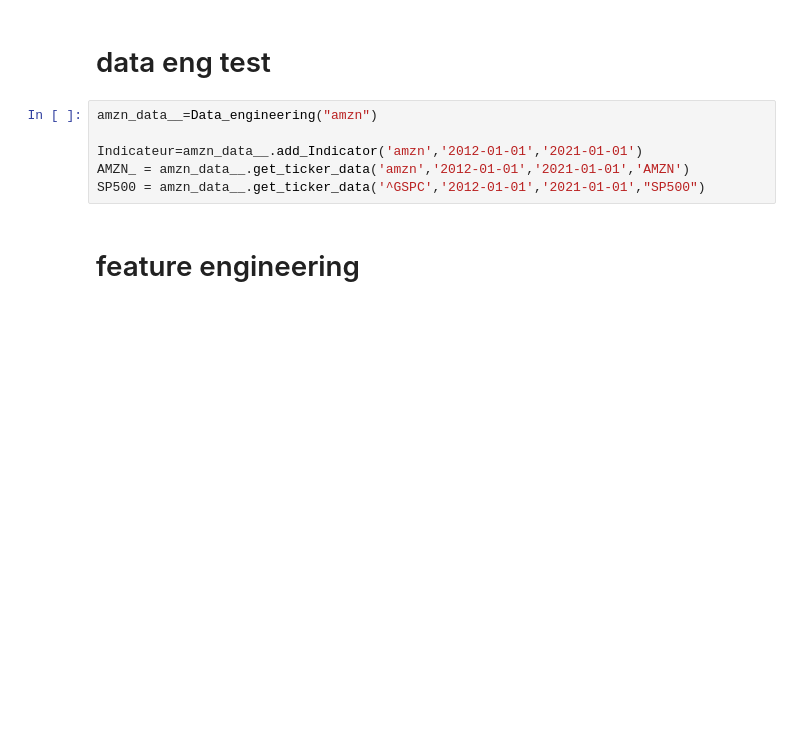
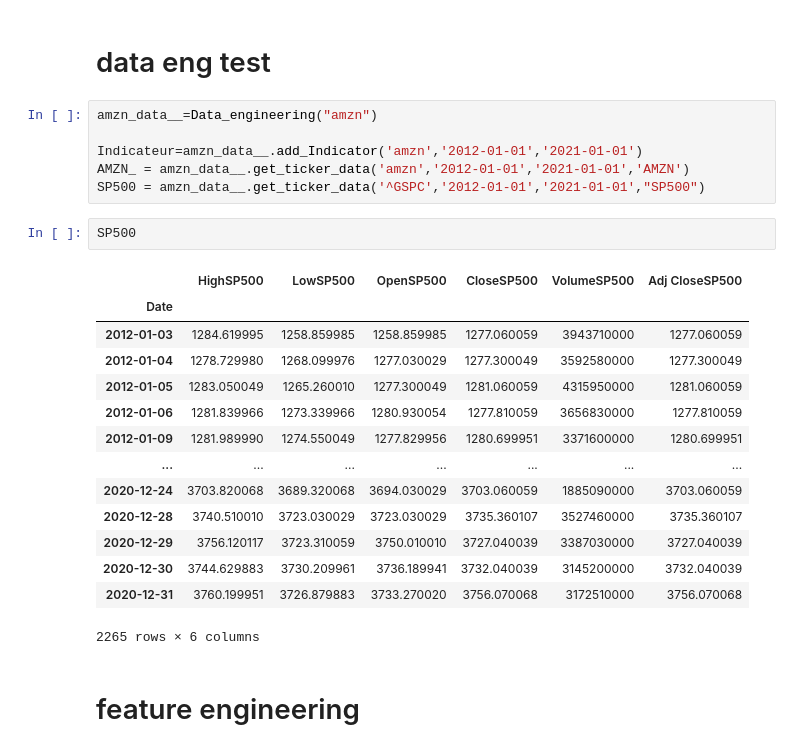
Before and after one commit to raed779/RandomForestClassifier-Predict-Stock-Market-Direction, a Jupyter notebook: trading_strategie_random_forest.ipynb, the cells around one changed output. Drawn from its saved outputs; the diff is of its cells as text; blank space fills up the shorter version.

```diff
--- a/trading_strategie_random_forest.ipynb
+++ b/trading_strategie_random_forest.ipynb
@@ -518,6 +521,23 @@ amzn_data__=Data_engineering("amzn")
 Indicateur=amzn_data__.add_Indicator('amzn','2012-01-01','2021-01-01')
 AMZN_ = amzn_data__.get_ticker_data('amzn','2012-01-01','2021-01-01','AMZN')
 SP500 = amzn_data__.get_ticker_data('^GSPC','2012-01-01','2021-01-01',"SP500")
+# %%
+SP500
+# %% [output]
+|  | HighSP500 | LowSP500 | OpenSP500 | CloseSP500 | VolumeSP500 | Adj CloseSP500 |
+| Date |  |  |  |  |  |  |
+| 2012-01-03 | 1284.619995 | 1258.859985 | 1258.859985 | 1277.060059 | 3943710000 | 1277.060059 |
+| 2012-01-04 | 1278.729980 | 1268.099976 | 1277.030029 | 1277.300049 | 3592580000 | 1277.300049 |
+| 2012-01-05 | 1283.050049 | 1265.260010 | 1277.300049 | 1281.060059 | 4315950000 | 1281.060059 |
+| 2012-01-06 | 1281.839966 | 1273.339966 | 1280.930054 | 1277.810059 | 3656830000 | 1277.810059 |
+| 2012-01-09 | 1281.989990 | 1274.550049 | 1277.829956 | 1280.699951 | 3371600000 | 1280.699951 |
+| ... | ... | ... | ... | ... | ... | ... |
+| 2020-12-24 | 3703.820068 | 3689.320068 | 3694.030029 | 3703.060059 | 1885090000 | 3703.060059 |
+| 2020-12-28 | 3740.510010 | 3723.030029 | 3723.030029 | 3735.360107 | 3527460000 | 3735.360107 |
+| 2020-12-29 | 3756.120117 | 3723.310059 | 3750.010010 | 3727.040039 | 3387030000 | 3727.040039 |
+| 2020-12-30 | 3744.629883 | 3730.209961 | 3736.189941 | 3732.040039 | 3145200000 | 3732.040039 |
+| 2020-12-31 | 3760.199951 | 3726.879883 | 3733.270020 | 3756.070068 | 3172510000 | 3756.070068 |
+2265 rows × 6 columns
 # %% [markdown]
 # feature engineering
 # %% [markdown]
```
Also changed, not shown: parts of 8 cells of this notebook, 25 other files.
